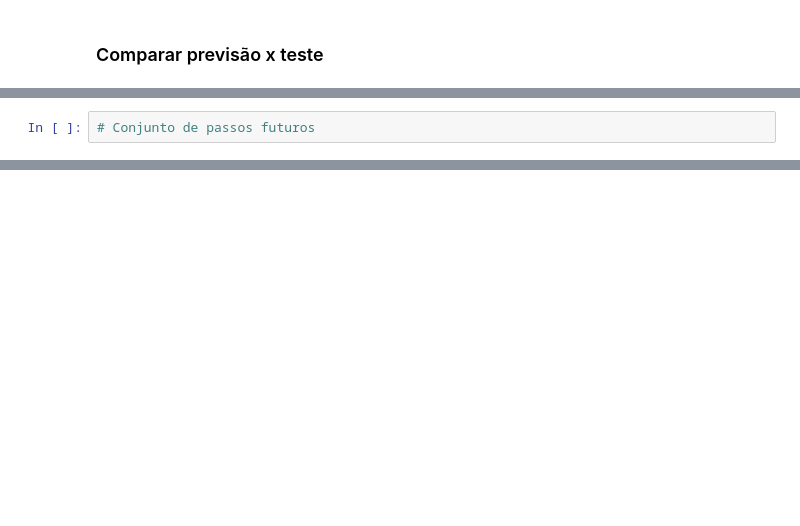
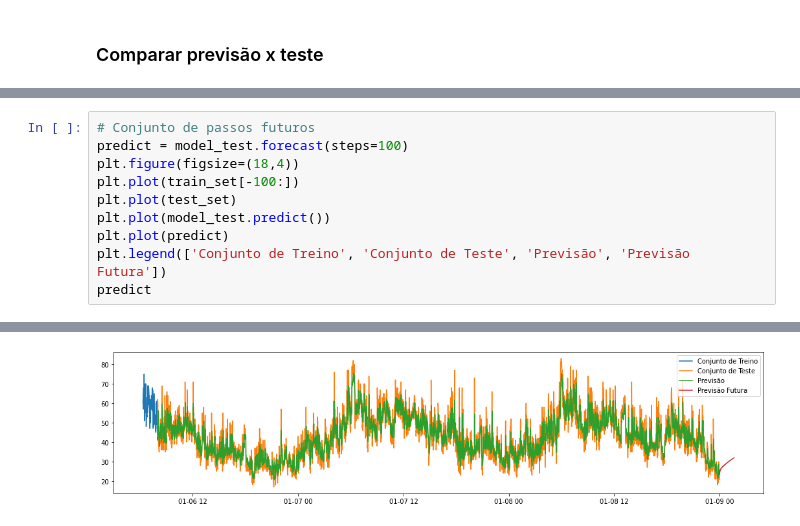
Before and after one commit to dssantos/cloud-predict, a Jupyter notebook: ARIMA.ipynb, the cells around one changed output, grey strips where cells are left out. Drawn from its saved outputs; the diff is of its cells as text; blank space fills up the shorter version.

```diff
--- a/ARIMA.ipynb
+++ b/ARIMA.ipynb
@@ -17,2 +146,11 @@
 # %%
 # Conjunto de passos futuros
+predict = model_test.forecast(steps=100)
+plt.figure(figsize=(18,4))
+plt.plot(train_set[-100:])
+plt.plot(test_set)
+plt.plot(model_test.predict())
+plt.plot(predict)
+plt.legend(['Conjunto de Treino', 'Conjunto de Teste', 'Previsão', 'Previsão Futura'])
+predict
+# %% [output]
@@ -18,0 +169 @@
+[figure, added]
```
Also changed, not shown: parts of 20 cells of this notebook, 1 other file.
